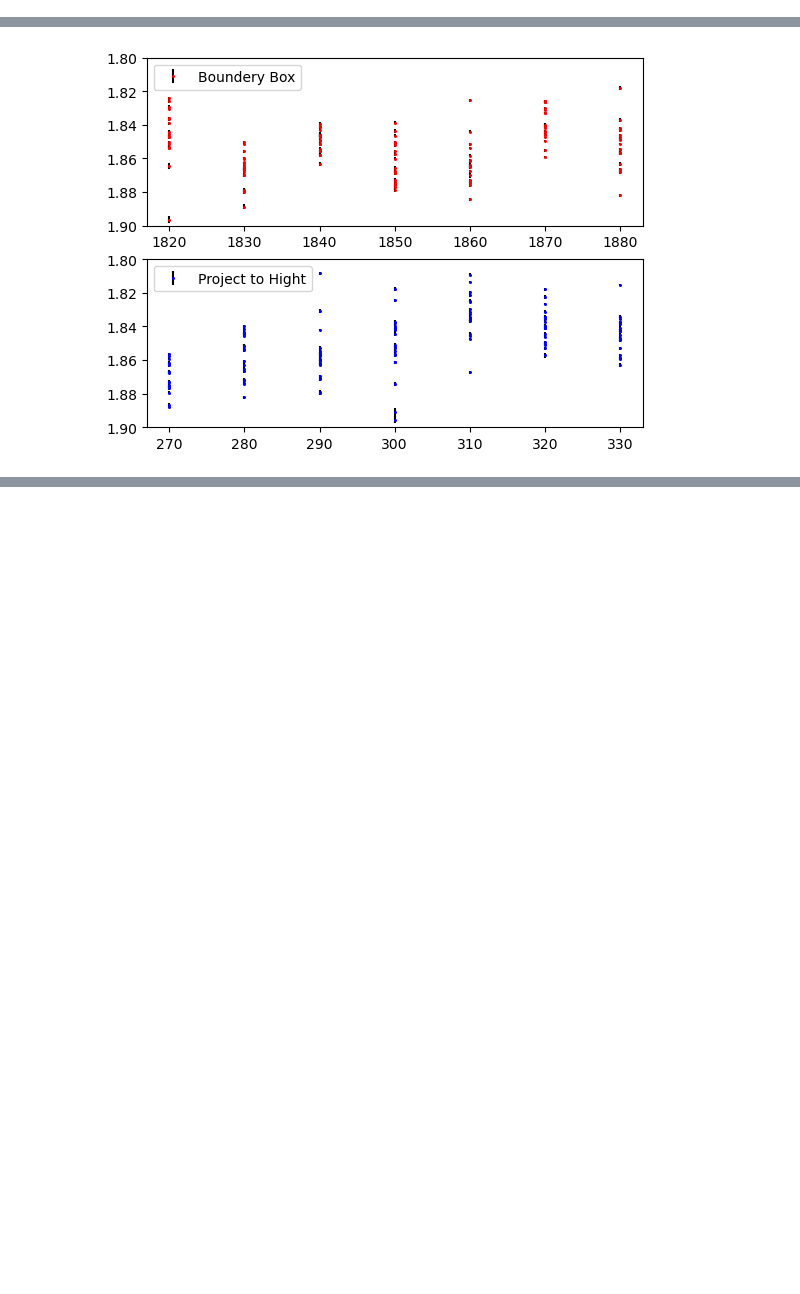
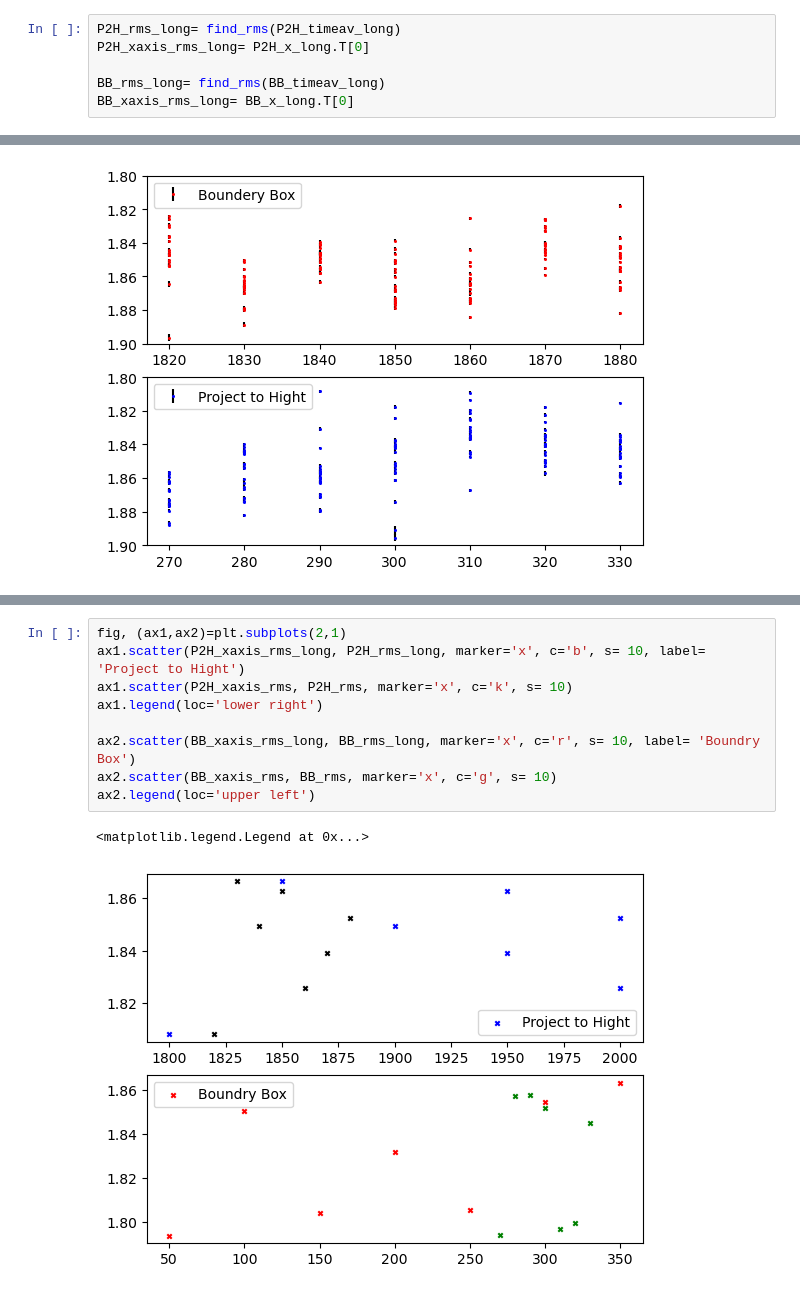
Before and after one commit to PINKTAIGAH/SHP, a Jupyter notebook: uproot_test/plot_rms.ipynb, the cells around one changed output, grey strips where cells are left out. Drawn from its saved outputs; the diff is of its cells as text; blank space fills up the shorter version.

```diff
--- a/uproot_test/plot_rms.ipynb
+++ b/uproot_test/plot_rms.ipynb
@@ -16,6 +22,12 @@ P2H_xaxis_rms= P2H_x.T[0]
 
 BB_rms= find_rms(BB_timeav)
 BB_xaxis_rms= BB_x.T[0]
+# %%
+P2H_rms_long= find_rms(P2H_timeav_long)
+P2H_xaxis_rms_long= P2H_x_long.T[0]
+
+BB_rms_long= find_rms(BB_timeav_long)
+BB_xaxis_rms_long= BB_x_long.T[0]
 # %%
 fig, (ax1,ax2)=plt.subplots(2,1)
 ax1.errorbar(P2H_x.flatten(), P2H_timeav.flatten(), yerr=P2H_errtime.flatten(), fmt='rx', ecolor='k', markersize= 1.5, label='Boundery Box')
@@ -39,0 +63,12 @@ ax2.legend(loc='upper left')
+# %%
+fig, (ax1,ax2)=plt.subplots(2,1)
+ax1.scatter(P2H_xaxis_rms_long, P2H_rms_long, marker='x', c='b', s= 10, label= 'Project to Hight')
+ax1.scatter(P2H_xaxis_rms, P2H_rms, marker='x', c='k', s= 10)
+ax1.legend(loc='lower right')
+
+ax2.scatter(BB_xaxis_rms_long, BB_rms_long, marker='x', c='r', s= 10, label= 'Boundry Box')
+ax2.scatter(BB_xaxis_rms, BB_rms, marker='x', c='g', s= 10)
+ax2.legend(loc='upper left')
+# %% [output]
+<matplotlib.legend.Legend at 0x...>
+[figure, added]
```
Also changed, not shown: parts of 5 cells of this notebook, 5 other files.
